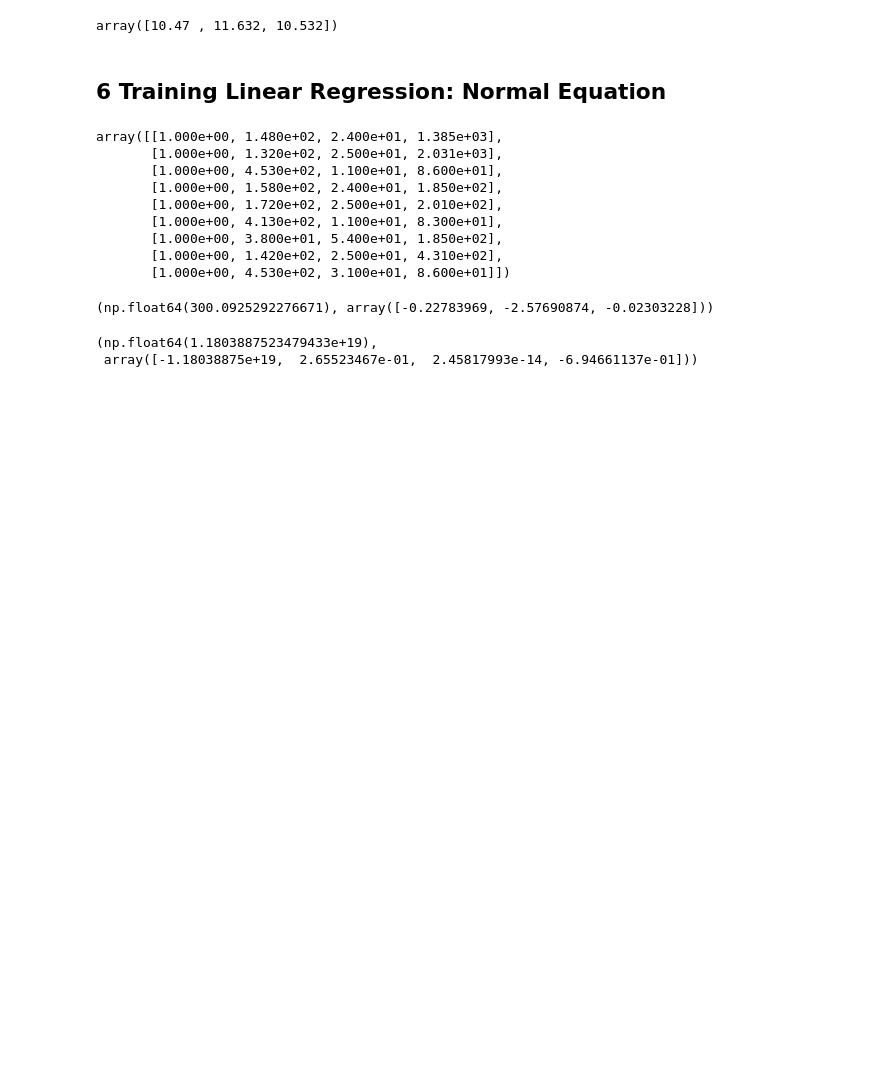
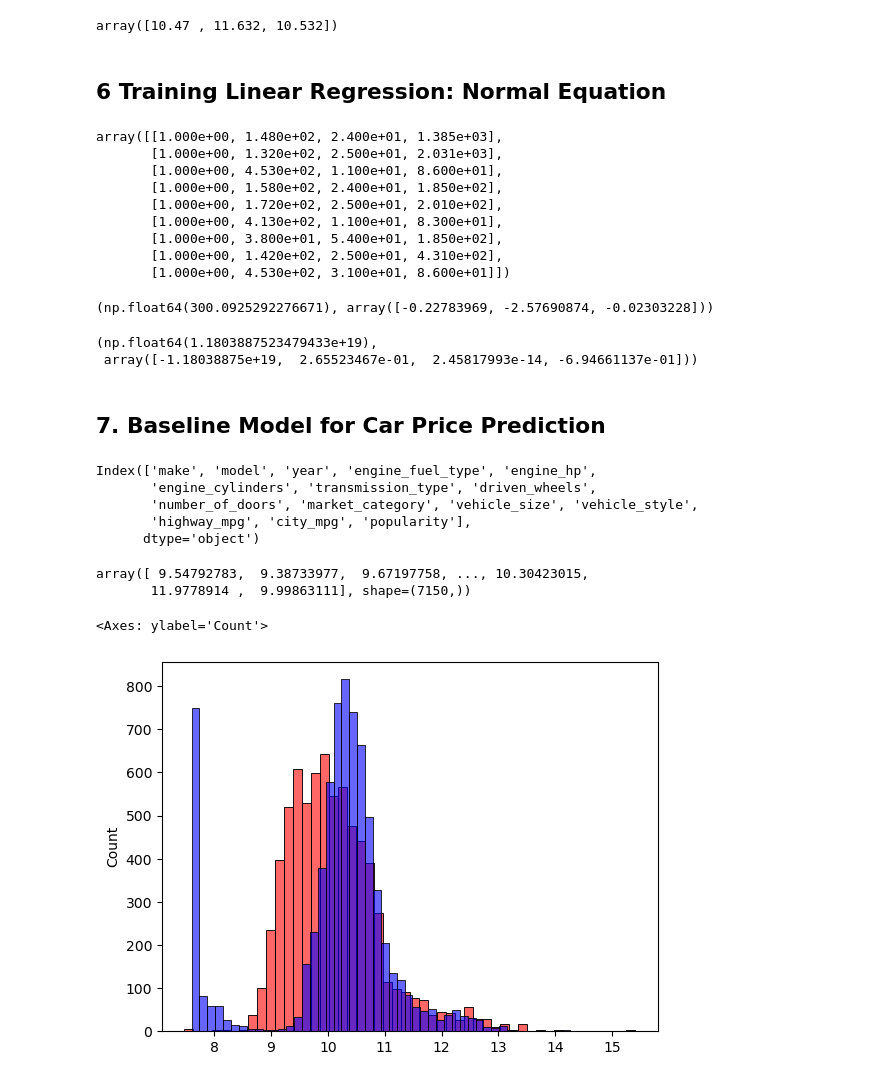
Before and after one commit to TheManuAi/ML-Zoomcamp, a Jupyter notebook: Week2 - Regression/ML-for-regression.ipynb, the cells around one changed output. Cells and saved outputs as stored; diff of their text form; code cells hidden in the pictures; blank space fills up the shorter version.

Commit message:
Add baseline linear regression model for car price prediction
- Implemented feature selection using numerical columns (engine_hp, engine_cylinders, mpg, popularity)
- Applied the linear regression training function to get model parameters
- Generated predictions on the training data
- Added visualization comparing prediction vs actual distribution
- Filled missing values with zeros for model compatibility

```diff
--- a/Week2 - Regression/ML-for-regression.ipynb
+++ b/Week2 - Regression/ML-for-regression.ipynb
@@ -307,3 +307,32 @@ train_linear_regression(X, y)
 # %% [output]
 (np.float64(1.1803887523479433e+19),
  array([-1.18038875e+19,  2.65523467e-01,  2.45817993e-14, -6.94661137e-01]))
+# %% [markdown]
+## 7.  Baseline Model for Car Price Prediction
+# %%
+d_train.columns
+# %% [output]
+Index(['make', 'model', 'year', 'engine_fuel_type', 'engine_hp',
+       'engine_cylinders', 'transmission_type', 'driven_wheels',
+       'number_of_doors', 'market_category', 'vehicle_size', 'vehicle_style',
+       'highway_mpg', 'city_mpg', 'popularity'],
+      dtype='object')
+# %%
+base = ['engine_hp', 'engine_cylinders', 'highway_mpg', 'city_mpg', 'popularity'] # extracting all the features we need
+X_train = d_train[base].fillna(0).values # filling all the null values with 0's
+# %%
+w0, w = train_linear_regression(X_train, y_train)
+y_pred = w0 + X_train.dot(w) # base value + features * weights
+y_pred
+# %% [output]
+array([ 9.54792783,  9.38733977,  9.67197758, ..., 10.30423015,
+       11.9778914 ,  9.99863111], shape=(7150,))
+# %%
+# visualizing the predictions
+sns.histplot(y_pred, color="red", alpha=0.6, bins=50)
+sns.histplot(y_train, color="blue", alpha=0.6, bins=50)
+
+# red is prediction and blue is target
+# %% [output]
+<Axes: ylabel='Count'>
+[figure, added]
```
